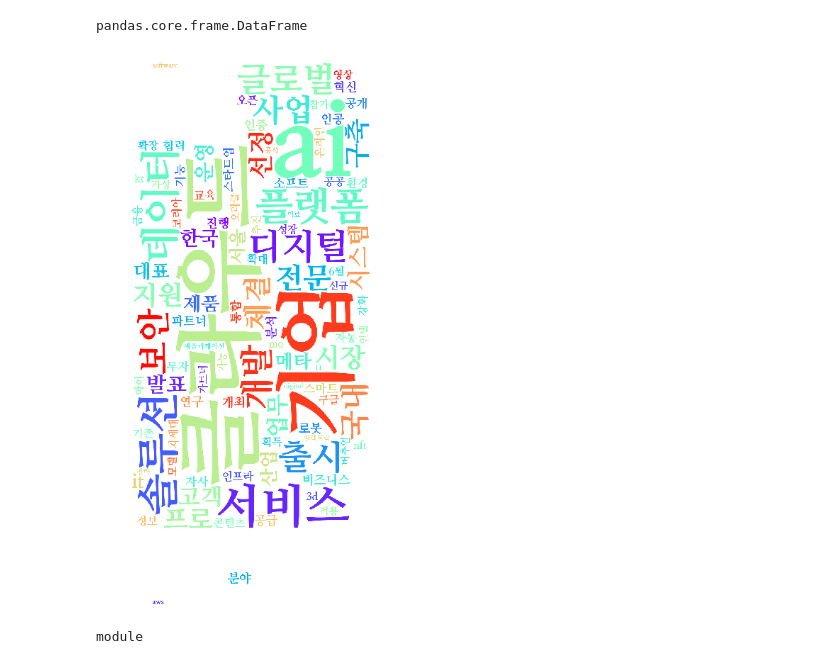
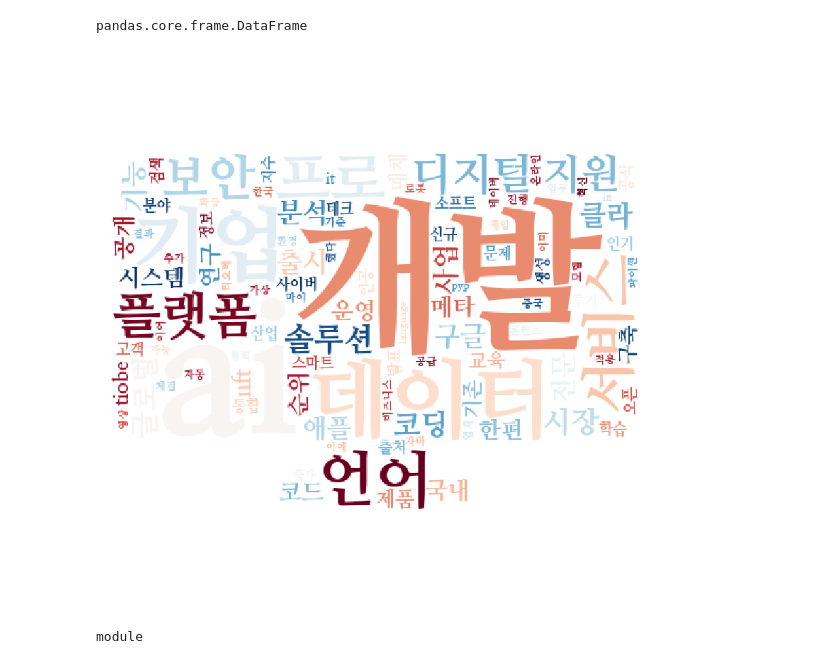
Before and after one commit to lifeandmyth/LearningCrewPrjt, a Jupyter notebook: data_analysis_test/WordCloud.ipynb, the cells around one changed output. Saved outputs shown, nothing was run; the diff lists cells and outputs as text; code cells hidden in the pictures.

```diff
--- a/data_analysis_test/WordCloud.ipynb
+++ b/data_analysis_test/WordCloud.ipynb
@@ -20,7 +20,7 @@ mpl.rcParams["axes.unicode_minus"] = False
 ['Malgun Gothic']
 # %%
 import pandas as pd
-df = pd.read_csv('../data_crawling_D/keywords/techworld_keywords.csv')
+df = pd.read_csv('../data_crawling_D/keywords/total_keywords.csv')
 # df = df.reset_index(drop=True)
 # index 삭제
 df = df.iloc[:,1:]
@@ -33,7 +33,7 @@ pandas.core.frame.DataFrame
 # %%
 import numpy as np
 from PIL import Image
-icon = Image.open('../data_analysis_test/images/iphone-160307_1920.png').convert("RGBA")
+icon = Image.open('../data_analysis_test/images/computer.png').convert("RGBA")
 # icon = Image.open('images/heart.png').convert("RGBA")
 mask = Image.new("RGB", icon.size, (255,255,255))
 mask.paste(icon,icon)
@@ -50,17 +50,17 @@ dic1 = dict(zip(df['words'], df['ranks']))
 # %%
 f_path = '../data_analysis_test/fonts/NanumMyeongjoExtraBold.ttf'
 
 wordcloud = WordCloud(font_path=f_path,
                       background_color='white',
                       width=800,
                       height=800,
-                      mask=mask, colormap='rainbow').generate_from_frequencies(dic1)
+                      mask=mask, colormap='RdBu').generate_from_frequencies(dic1)
 fig = plt.figure(figsize=(10,10))
 plt.imshow(wordcloud, interpolation='nearest')
 plt.axis('off')
-plt.savefig(f'../data_analysis_test/images/created/wordcloud_cellphone.png', dpi=300)
+plt.savefig(f'../data_analysis_test/images/created/computer_wc.png', dpi=300)
 # %% [output]
-[figure, old version]
+[figure, new version]
 # %%
 # type(plt
 # %% [output]
```
Also changed, not shown: 10 other files.
